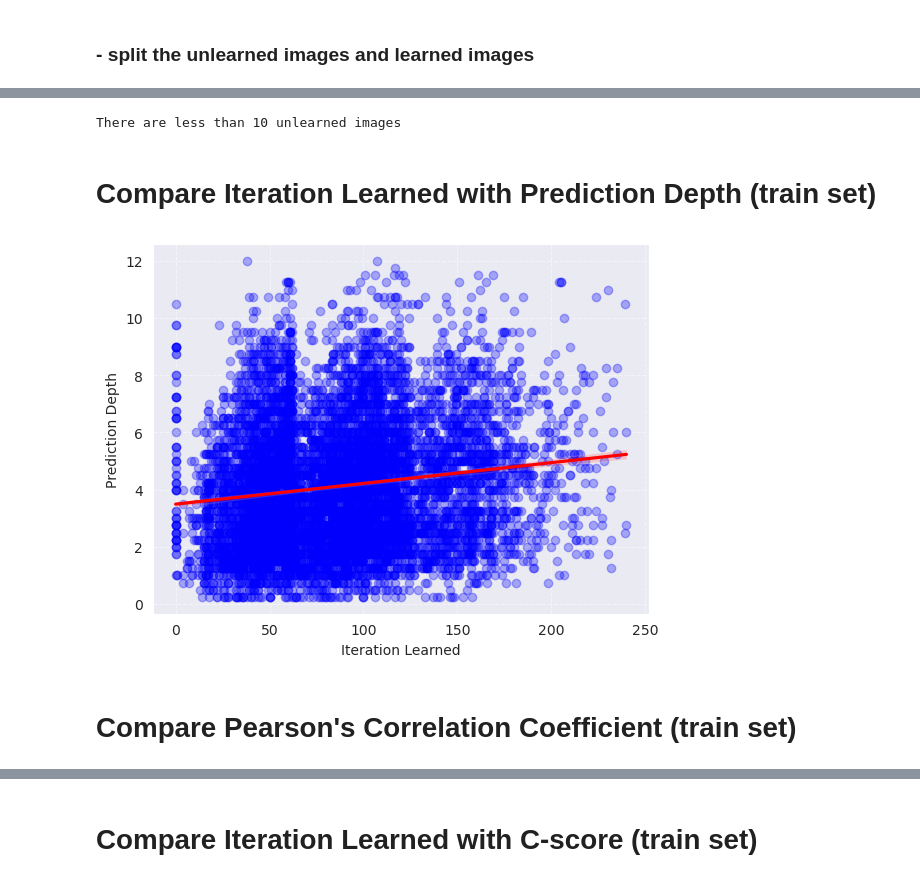
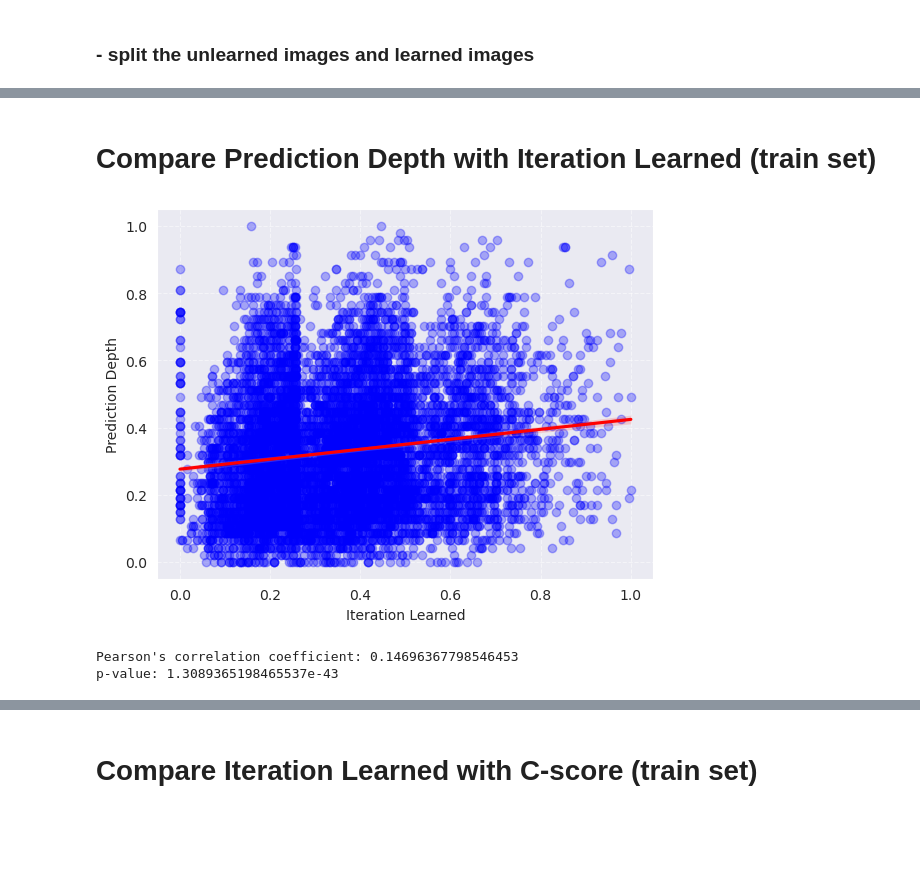
Before and after one commit to RPI-DSPlab/iteration-learned, a Jupyter notebook: visualization.ipynb, the cells around one changed output, grey strips where cells are left out. Drawn from its saved outputs; the diff is of its cells as text; code cells hidden in the pictures; blank space fills up the shorter version.

Commit message:
cs visualization updated

```diff
--- a/visualization.ipynb
+++ b/visualization.ipynb
@@ -102,7 +94,7 @@ def imgHardnessLink(img_dict: dict, hardness_dict:dict) -> dict:
     This function gives each image its hardness score
     @param img_dict: dictionary of image in the format of {index : (img, target)}
     @param pd_dict: dictionary of image in the format of {index : PD score}
-    @return: dictionary of {img : (target, PD score)}
+    @return: dictionary of {img : (target, PD score, index)}
     """
 
     # type checking to make sure the key is int
@@ -122,7 +114,8 @@ def imgHardnessLink(img_dict: dict, hardness_dict:dict) -> dict:
 
     img_hardness_dict = {}
     for index in (set(hardness_dict.keys()).intersection(set(img_dict.keys()))):
-        img_hardness_dict[img_dict[index][0]] = (img_dict[index][1], hardness_dict[index], index)
+        # image -> (image_target, score, index)
+        img_hardness_dict[img_dict[index][0]] = (img_dict[index][1].item(), hardness_dict[index], index)
     return img_hardness_dict
 
 
@@ -174,51 +126,64 @@ Score: 6
-# %%
-# plotting 10 never learned images in unlearned_il_dict
-if len(unlearned_il_dict_train) < 10:
-    print("There are less than 10 unlearned images")
-else:
-    ten_unlearned_images = list(unlearned_il_dict_train.items())[:10]
-    fig, axes = plt.subplots(1, len(ten_unlearned_images), figsize=(20, 20))
-    for i, (img, (target, score, index)) in enumerate(ten_unlearned_images):
-        img = img.numpy()
-        img = img.transpose(1, 2, 0)
-        axes[i].imshow(img)
-        axes[i].set_title(target_names[target])
-        axes[i].axis('off')
-    plt.show()
-# %% [output]
-There are less than 10 unlearned images
 # %% [markdown]
-# Compare Iteration Learned with Prediction Depth (train set)
+# Compare Prediction Depth with Iteration Learned (train set)
 # %%
+from scipy.stats import pearsonr
+from sklearn.preprocessing import MinMaxScaler
 import seaborn as sns
+import matplotlib.pyplot as plt
+import numpy as np
+
 
 pd_avg_dict_train = read_avg_files('./pd_results/avg', train=True)
 
 imgPD_dict = imgHardnessLink(CIFAR_dict_train, pd_avg_dict_train)
 imgIL_dict = imgHardnessLink(CIFAR_dict_train, il_dict_train)
 
 # relabel all -1 (unlearned) example to 10
 il_dict_all = {}
 for key, (img, score, index) in imgIL_dict.items():
     if score == -1:
         il_dict_all[key] = (img, 10, index)
     else:
         il_dict_all[key] = (img, score, index)
 
 common_keys = set(imgPD_dict.keys()).intersection(il_dict_all.keys())
 
+# Creating lists of scores from il_dict_all and imgPD_dict for common keys
 score_il = []
 score_pd = []
 for key in common_keys:
     score_il.append(il_dict_all[key][1])
     score_pd.append(imgPD_dict[key][1])
 
-sns.regplot(x=score_il, y=score_pd, scatter_kws={"color": "blue", "alpha": 0.3}, line_kws={"color": "red"})
+# Initialize MinMaxScaler
+scaler = MinMaxScaler()
+
+# Reshape the scores to be 2D arrays
+score_il_2d = np.array(score_il).reshape(-1, 1)
+score_pd_2d = np.array(score_pd).reshape(-1, 1)
+
+# Apply MinMaxScaler
+score_il_scaled = scaler.fit_transform(score_il_2d).flatten()
+score_pd_scaled = scaler.fit_transform(score_pd_2d).flatten()
+
+# Calculating the Pearson's correlation coefficient and p-value using normalized scores
+correlation, p_value = pearsonr(score_il_scaled, score_pd_scaled)
+
+# Plotting the scatter plot
+sns.regplot(x=score_il_scaled, y=score_pd_scaled, scatter_kws={"color": "blue", "alpha": 0.3}, line_kws={"color": "red"})
+
+# Adding labels and grid to the plot
 plt.xlabel("Iteration Learned")
 plt.ylabel("Prediction Depth")
 plt.grid(True, linestyle='--', alpha=0.5)
+
+# Displaying the plot
 plt.show()
+
+# Printing the correlation coefficient and p-value
+print("Pearson's correlation coefficient:", correlation)
+print("p-value:", p_value)
 # %% [output]
-[figure, old version]
+[figure, new version]
+Pearson's correlation coefficient: 0.14696367798546453
+p-value: 1.3089365198465537e-43
-# %% [markdown]
-# Compare Pearson's Correlation Coefficient (train set)
```
Also changed, not shown: parts of 10 cells of this notebook, 1 other file.
